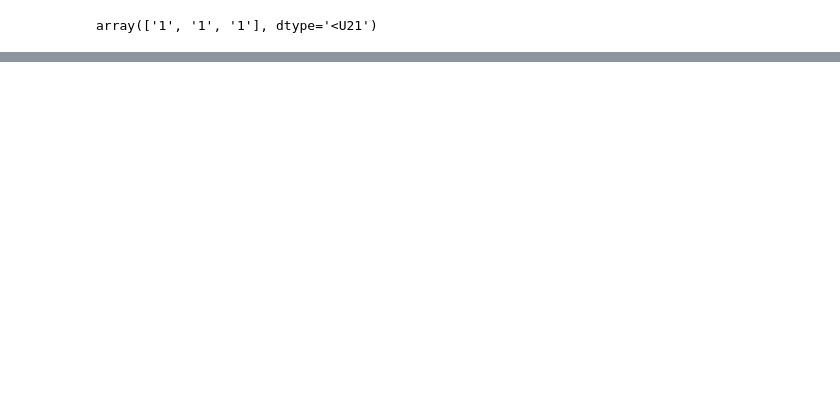
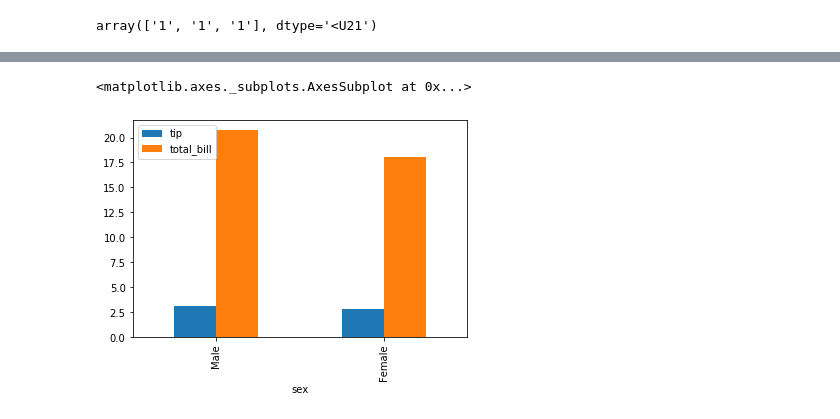
Before and after one commit to Junohera/jupyter, a Jupyter notebook: 1121/2.ipynb, the cells around one changed output, grey strips where cells are left out. Saved outputs shown, nothing was run; the diff lists cells and outputs as text; code cells hidden in the pictures; blank space fills up the shorter version.

```diff
--- a/1121/2.ipynb
+++ b/1121/2.ipynb
@@ -156,0 +336,5 @@ array(['1', '1', '1'], dtype='<U21')
+# %%
+tips.groupby('sex').mean()[['tip', 'total_bill']].plot.bar()
+# %% [output]
+<matplotlib.axes._subplots.AxesSubplot at 0x...>
+[figure, added]
```
Also changed, not shown: parts of 27 cells of this notebook, 2 other files.
